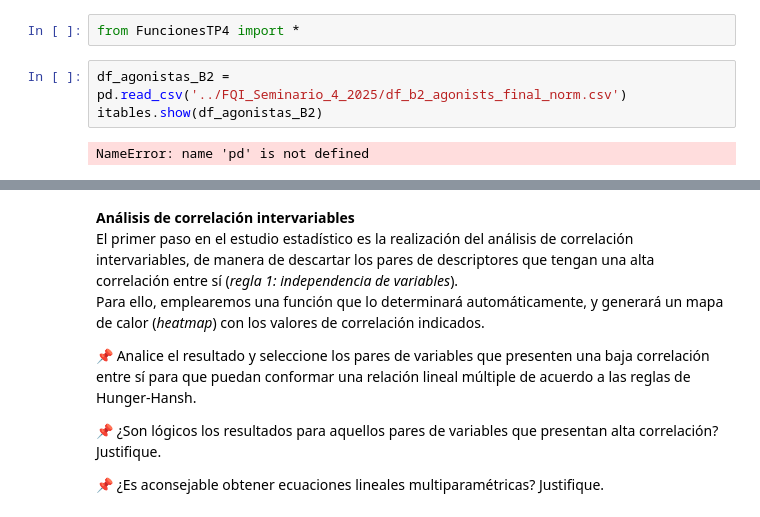
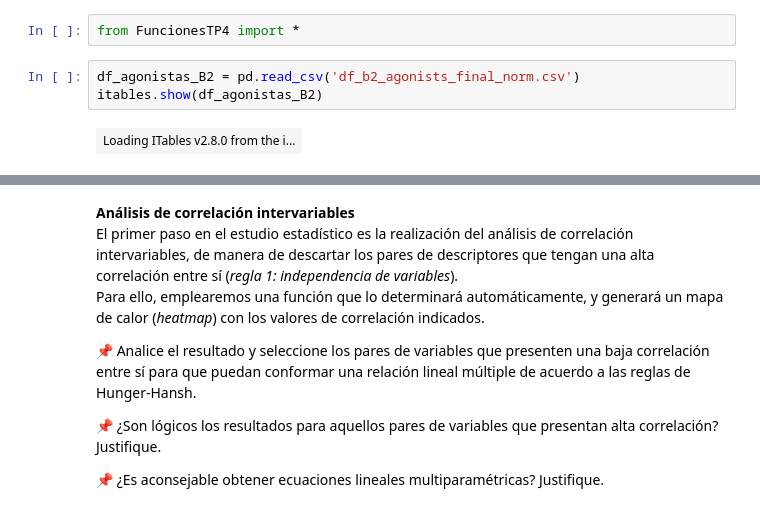
Before and after one commit to alfredoq/Jupyter_hub_event, a Jupyter notebook: TP4_2025.ipynb, the cells around one changed output, grey strips where cells are left out. Cells and saved outputs as stored; diff of their text form.

```diff
--- a/TP4_2025.ipynb
+++ b/TP4_2025.ipynb
@@ -40,10 +40,10 @@ Tomaremos inicialmente una muestra de esas moléculas para introducirnos en QSAR
 # %%
 from FuncionesTP4 import *
 # %%
-df_agonistas_B2 = pd.read_csv('../FQI_Seminario_4_2025/df_b2_agonists_final_norm.csv')
+df_agonistas_B2 = pd.read_csv('df_b2_agonists_final_norm.csv')
 itables.show(df_agonistas_B2)
 # %% [output]
-NameError: name 'pd' is not defined
+| Loading ITables v2.8.0 from the i... |
 # %%
 ids_primer_set = ['CHEMBL714', 'CHEMBL388570', 'CHEMBL1800936', 'CHEMBL1800961',
                   'CHEMBL229401', 'CHEMBL3099659', 'CHEMBL3099661', 'CHEMBL389629', 'CHEMBL229620', 'CHEMBL4113713',]
```
Also changed, not shown: parts of 15 cells of this notebook, 11 other files.
